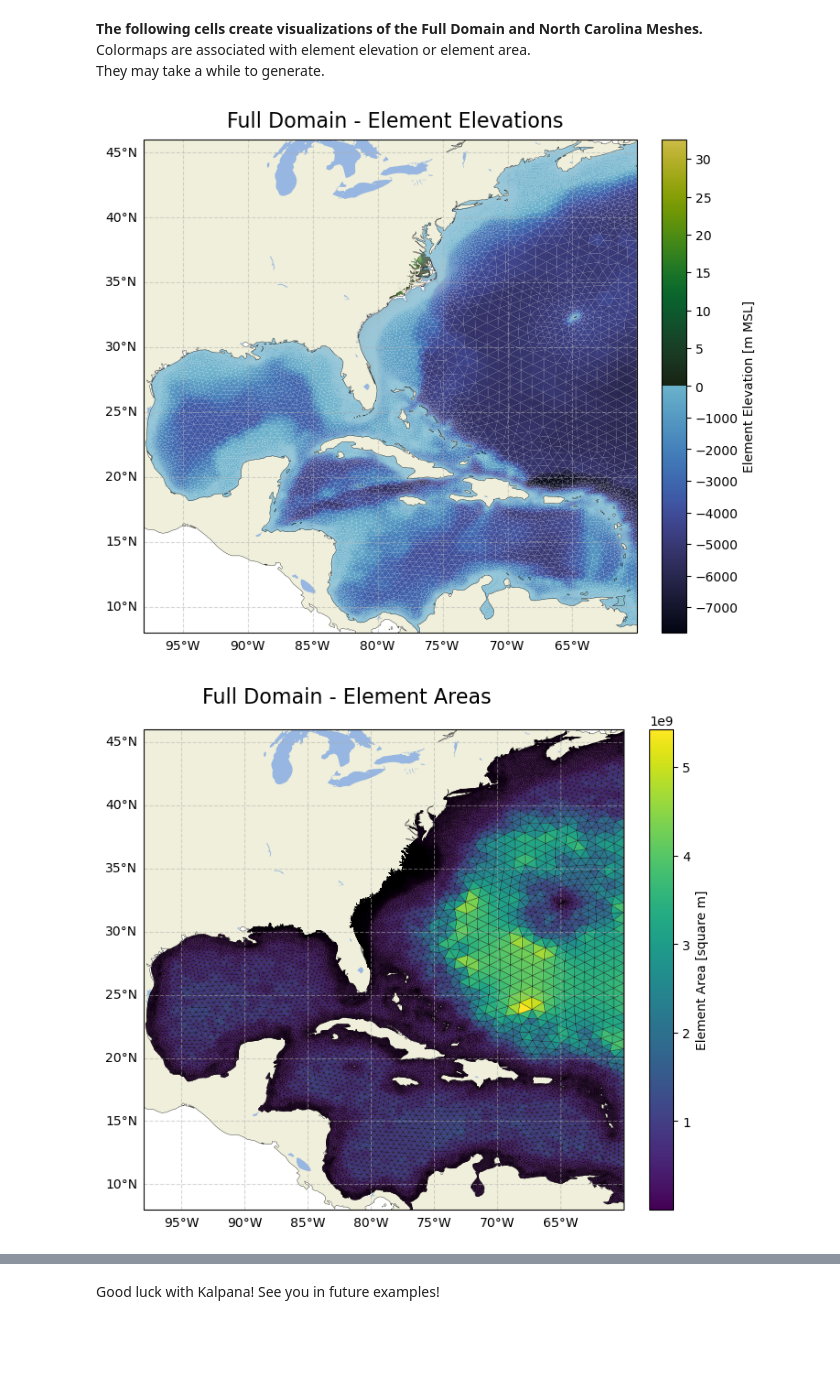
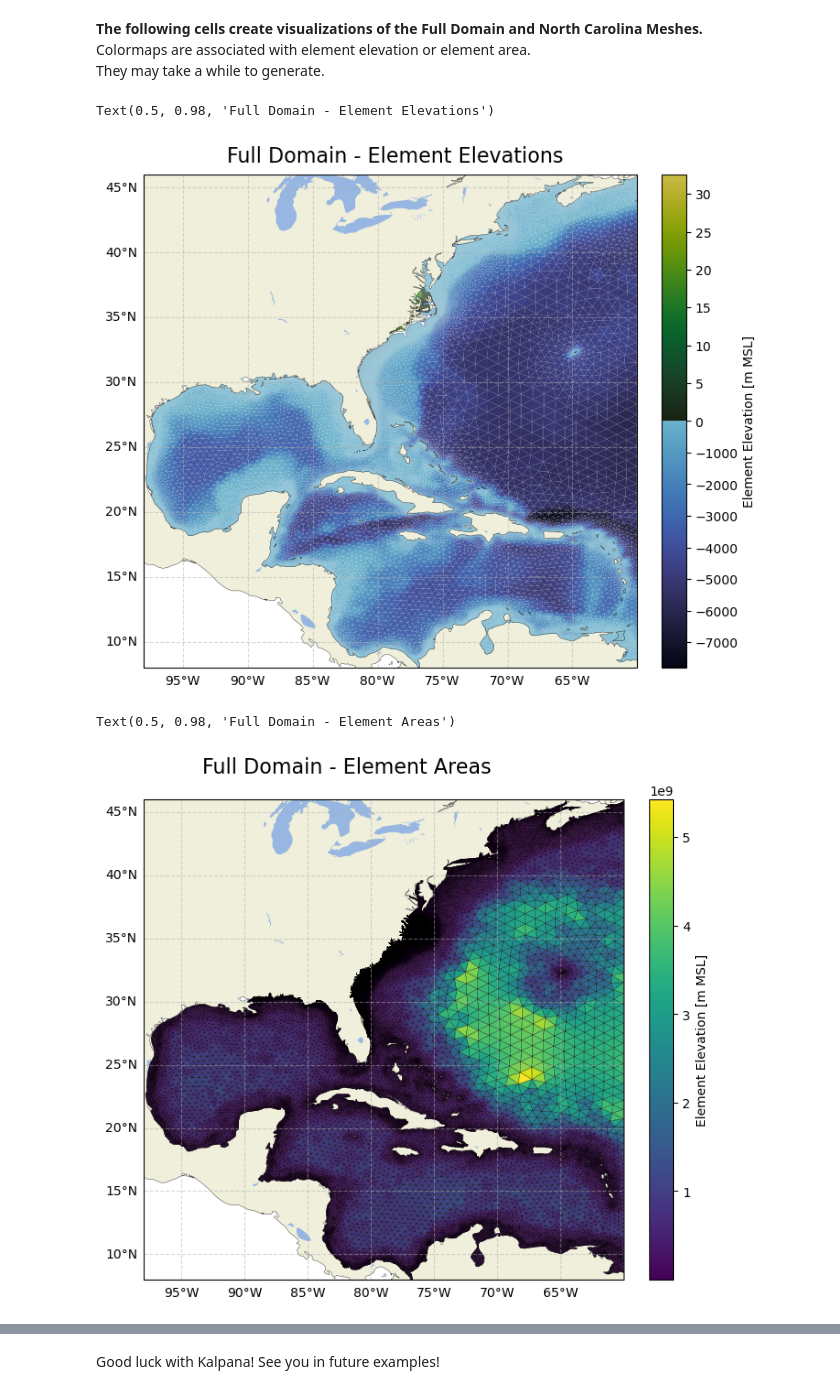
Before and after one commit to tomas19/kalpana_v2, a Jupyter notebook: examples/export_example03.ipynb, the cells around one changed output, grey strips where cells are left out. Cells and saved outputs as stored; diff of their text form; code cells hidden in the pictures; blank space fills up the shorter version.

```diff
--- a/examples/export_example03.ipynb
+++ b/examples/export_example03.ipynb
@@ -56,16 +54,28 @@ gdf['area'] = [geom.area for geom in gdf2['geometry']] #element area
 gdf['repLen'] = [geom.length/3 for geom in gdf2['geometry']] #element representative side length
 # %%
 # Full Domain Elevations
-plot_mesh(gdf, var = 'zmean', xlims = [-98, -60], ylims = [8, 46],
-          title = 'Full Domain - Element Elevations', cbar_label = 'Element Elevation [m MSL]',
-          ticks = [-7000, -6000, -5000, -4000, -3000, -2000, -1000, 0, 5, 10, 15, 20, 25, 30])
+
+# define a figure and axis
+fig, ax = plt.subplots(figsize = (8,6), nrows = 1, ncols = 1, subplot_kw={'projection': ccrs.PlateCarree()}, constrained_layout=True)
+
+# visualize the mesh with the colorbar based on elevation (zmean)
+vis_mesh(gdf, 'zmean', xylims = [-98, -60, 8, 46], ax = ax, fig = fig, cbar_label = 'Element Elevation [m MSL]',
+         ticks = [-7000, -6000, -5000, -4000, -3000, -2000, -1000, 0, 5, 10, 15, 20, 25, 30])
+fig.suptitle('Full Domain - Element Elevations', fontsize = 16)
 # %% [output]
+Text(0.5, 0.98, 'Full Domain - Element Elevations')
 [figure]
-# %%
-# Full Domain Areas
-plot_mesh(gdf, var = 'area', xlims = [-98, -60], ylims = [8, 46],
-          title = 'Full Domain - Element Areas', cbar_label = 'Element Area [square m]')
-# %% [output]
-[figure, removed]
+# %%
+# Full Domain Areas
+
+# define a figure and axis
+fig, ax = plt.subplots(figsize = (8,6), nrows = 1, ncols = 1, subplot_kw={'projection': ccrs.PlateCarree()}, constrained_layout=True)
+
+# visualize the mesh and the colorbar based on area
+vis_mesh(gdf, 'area', xylims = [-98, -60, 8, 46], ax = ax, fig = fig, cbar_label = 'Element Elevation [m MSL]')
+fig.suptitle('Full Domain - Element Areas', fontsize = 16)
+# %% [output]
+Text(0.5, 0.98, 'Full Domain - Element Areas')
+[figure, added]
 # %%
 # North Carolina Elevations
```
Also changed, not shown: parts of 6 cells of this notebook, 5 other files.
